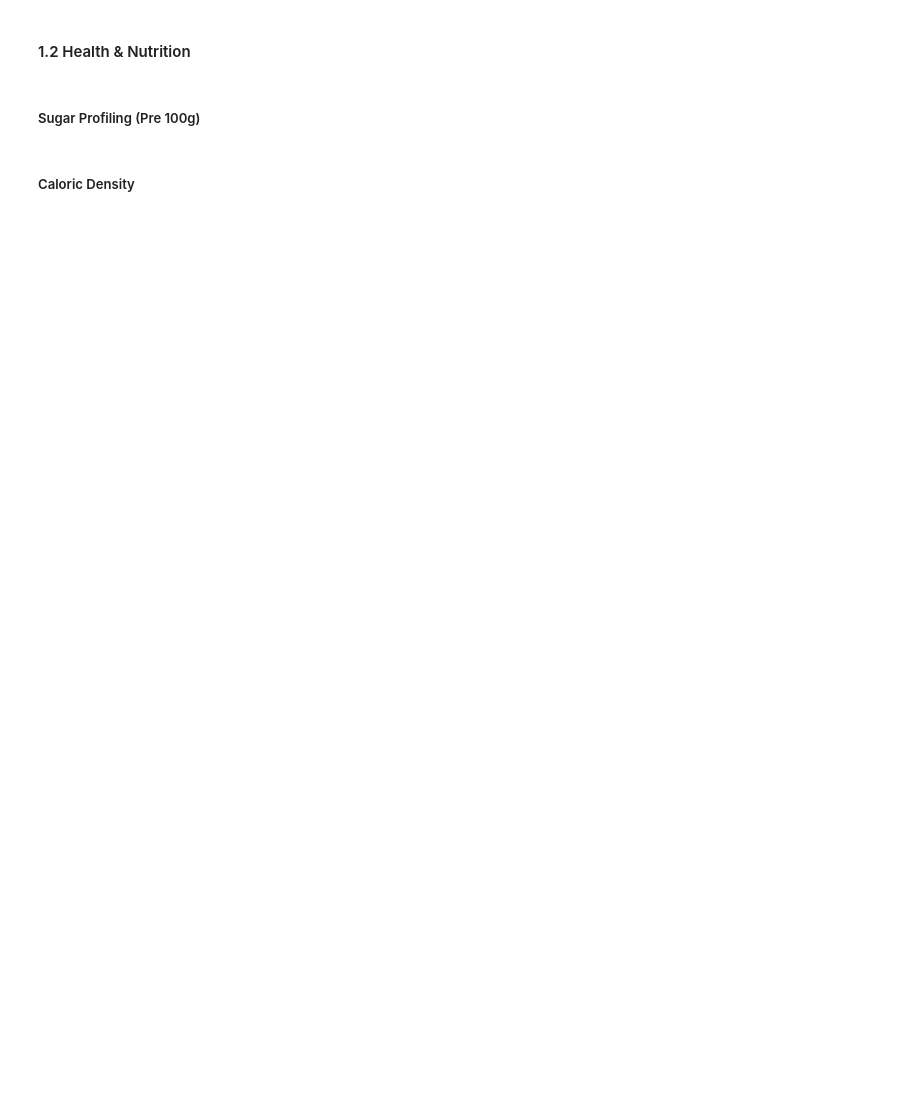
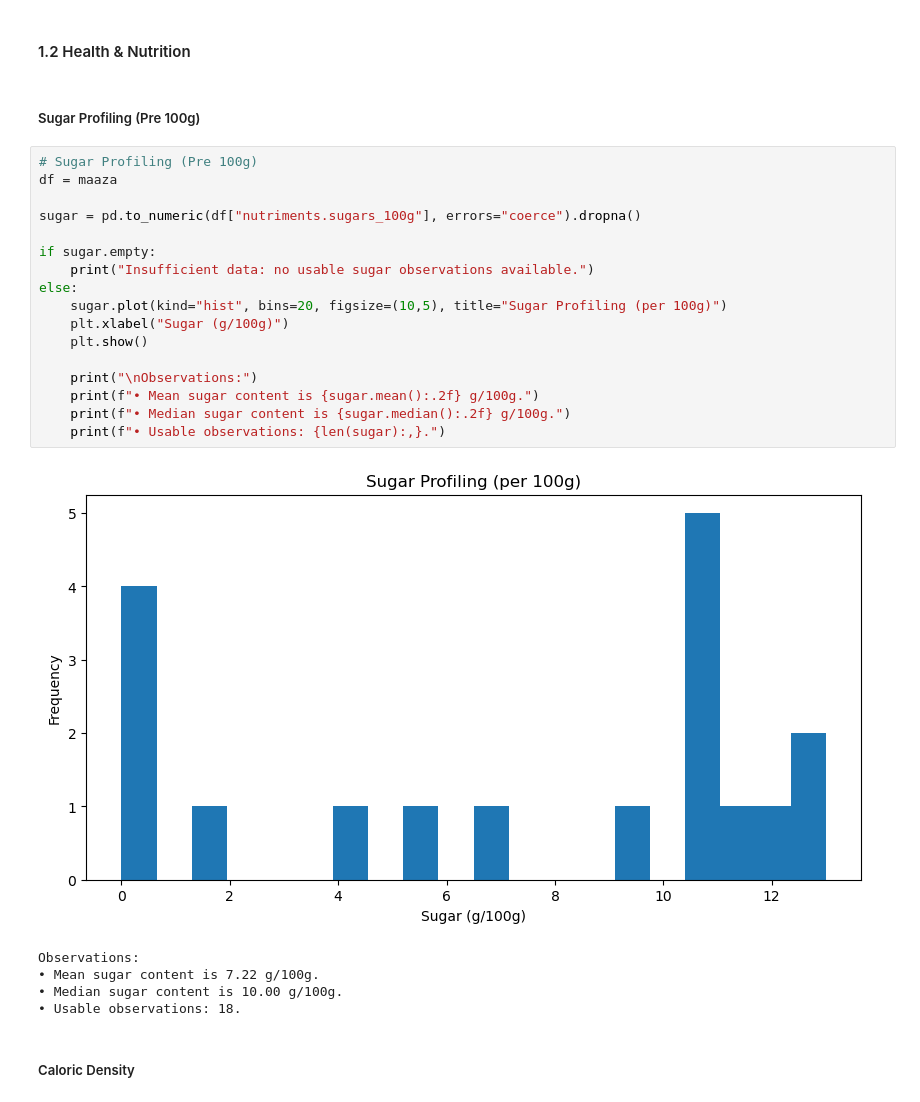
Before and after one commit to Codon-s/cpg-product-intelligence, a Jupyter notebook: report.ipynb, the cells around one changed output. Drawn from its saved outputs; the diff is of its cells as text; blank space fills up the shorter version.

```diff
--- a/report.ipynb
+++ b/report.ipynb
@@ -410,5 +504,28 @@ Analysis of Localized Single-Market vs. Global Formulations.
 #### 1.2 Health & Nutrition
 # %% [markdown]
 ##### Sugar Profiling (Pre 100g)
+# %%
+# Sugar Profiling (Pre 100g)
+df = maaza
+
+sugar = pd.to_numeric(df["nutriments.sugars_100g"], errors="coerce").dropna()
+
+if sugar.empty:
+    print("Insufficient data: no usable sugar observations available.")
+else:
+    sugar.plot(kind="hist", bins=20, figsize=(10,5), title="Sugar Profiling (per 100g)")
+    plt.xlabel("Sugar (g/100g)")
+    plt.show()
+
+    print("\nObservations:")
+    print(f"• Mean sugar content is {sugar.mean():.2f} g/100g.")
+    print(f"• Median sugar content is {sugar.median():.2f} g/100g.")
+    print(f"• Usable observations: {len(sugar):,}.")
+# %% [output]
+[figure, added]
+Observations:
+• Mean sugar content is 7.22 g/100g.
+• Median sugar content is 10.00 g/100g.
+• Usable observations: 18.
 # %% [markdown]
 ##### Caloric Density
```
Also changed, not shown: parts of 9 cells of this notebook.
